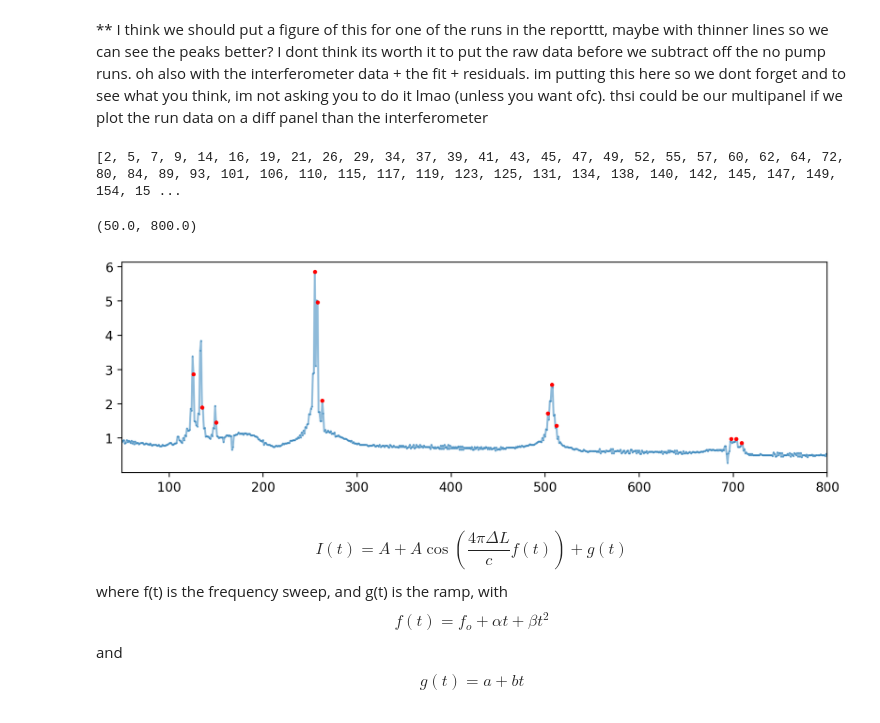
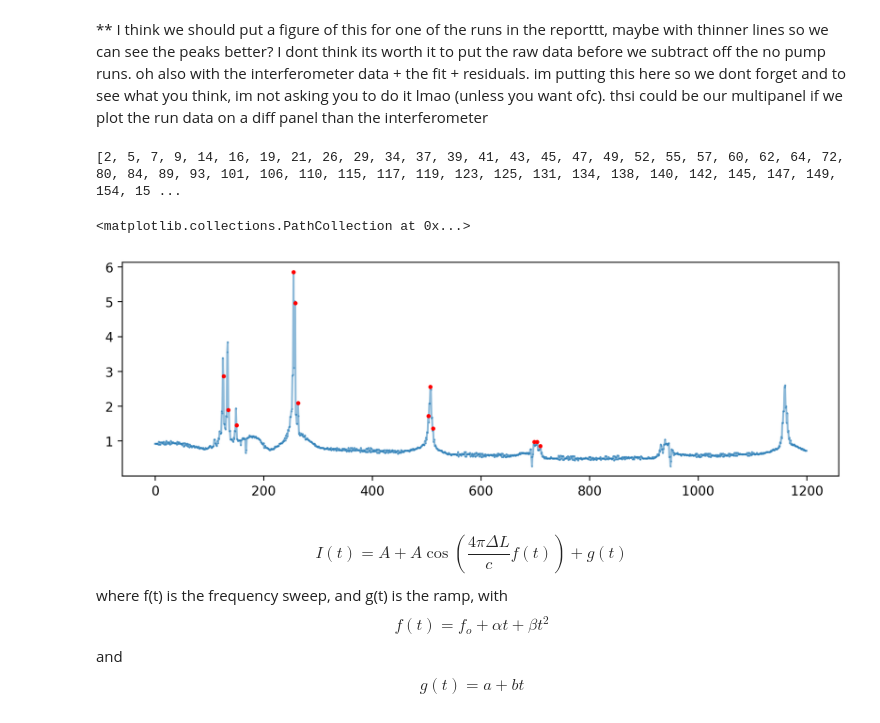
Before and after one commit to orpereira/PHYS469, a Jupyter notebook: saturation_spectroscopy/analysis_final.ipynb, the cells around one changed output. Saved outputs shown, nothing was run; the diff lists cells and outputs as text; code cells hidden in the pictures.

```diff
--- a/saturation_spectroscopy/analysis_final.ipynb
+++ b/saturation_spectroscopy/analysis_final.ipynb
@@ -187,36 +187,36 @@ def find_local_maxima_hyper(data):
     for i in range(1, len(data) - 1):
         # check that its a local maxima
         if data[i] > data[i - 1] and data[i] > data[i + 1]:
             # check that another maxima wasn't found within 5 indices
             local_maxima.append(i)
     return local_maxima
 
 i = 12
 # loading run
 probe_data = raw_probe_pump_data['run'+str(i)]['y2'] - raw_probe_data['nopump1']['y2']
 rough_peaks = find_local_maxima_hyper(probe_data)
 print(rough_peaks)
 
 plt.figure(figsize = (10, 3), dpi = 200)
 plt.plot(np.arange(len(probe_data)), probe_data, zorder = 0, marker = '.', markersize = 1, alpha = 0.5)
 # plot location of peaks
 # plt.scatter(rough_peaks, probe_data[rough_peaks], color='r', s = 10)
 
 # choosing indices of peaks
 indices = [126, 135, 150,    255, 258, 263,    503, 507, 512,    698, 703, 709]
 
 # plotting these points from the original data
 plt.scatter(indices, probe_data[indices], color='r', s = 5)
 
-plt.xlim(50, 800)
+# plt.xlim(50, 800)
 # plt.xlim(100, 200)
 # plt.xlim(200, 300)
 # plt.xlim(475, 575)
 # plt.xlim(600, 800)
 # %% [output]
 [2, 5, 7, 9, 14, 16, 19, 21, 26, 29, 34, 37, 39, 41, 43, 45, 47, 49, 52, 55, 57, 60, 62, 64, 72, 80, 84, 89, 93, 101, 106, 110, 115, 117, 119, 123, 125, 131, 134, 138, 140, 142, 145, 147, 149, 154, 15 ...
-(50.0, 800.0)
+<matplotlib.collections.PathCollection at 0x...>
-[figure, old version]
+[figure, new version]
 # %% [markdown]
 $$ I(t) = A + A\cos\left(\frac{4\pi\Delta L}{c} f(t)\right) + g(t) $$
 where f(t) is the frequency sweep, and g(t) is the ramp, with
```
Also changed, not shown: parts of 5 cells of this notebook, 1 other file.
